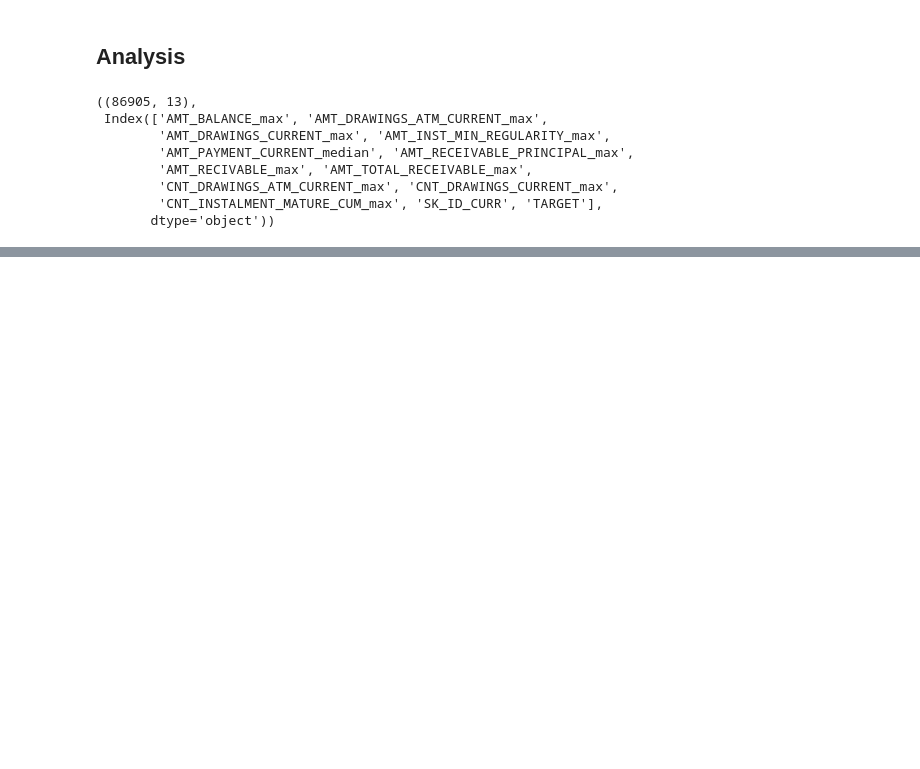
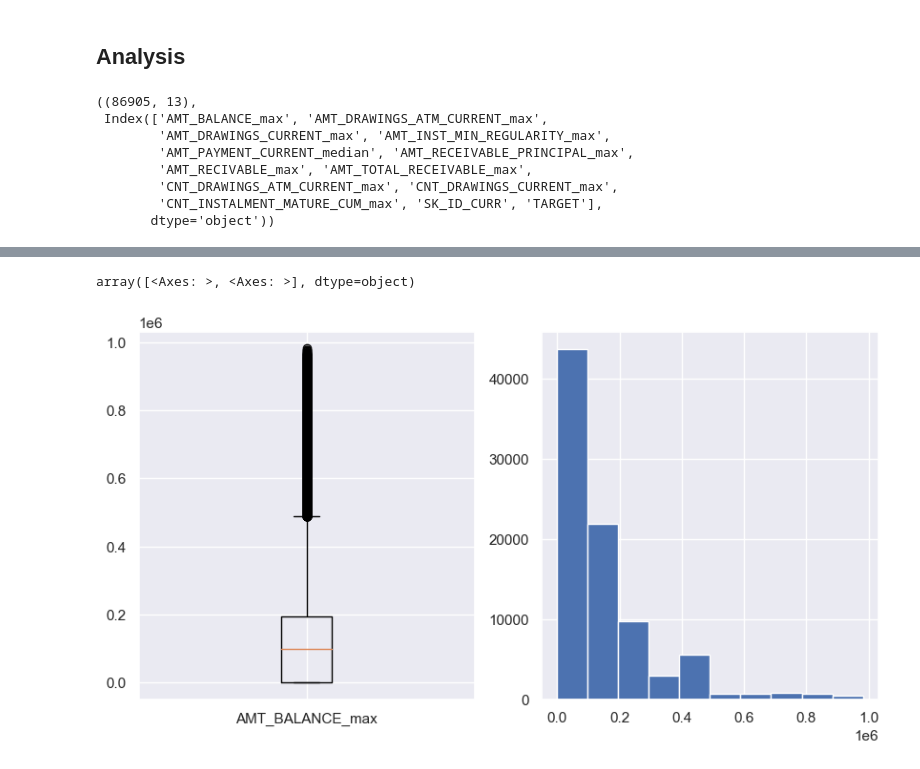
Before and after one commit to seg-fault123/bdm_project, a Jupyter notebook: credit_card.ipynb, the cells around one changed output, grey strips where cells are left out. Saved outputs shown, nothing was run; the diff lists cells and outputs as text; code cells hidden in the pictures; blank space fills up the shorter version.

```diff
--- a/credit_card.ipynb
+++ b/credit_card.ipynb
@@ -109,0 +146,5 @@ numerical_frame.shape, numerical_frame.columns.sort_values()
+# %%
+plot_hist_box(good_frame, 'AMT_BALANCE_max')
+# %% [output]
+array([<Axes: >, <Axes: >], dtype=object)
+[figure, added]
```
Also changed, not shown: parts of 89 cells of this notebook.
